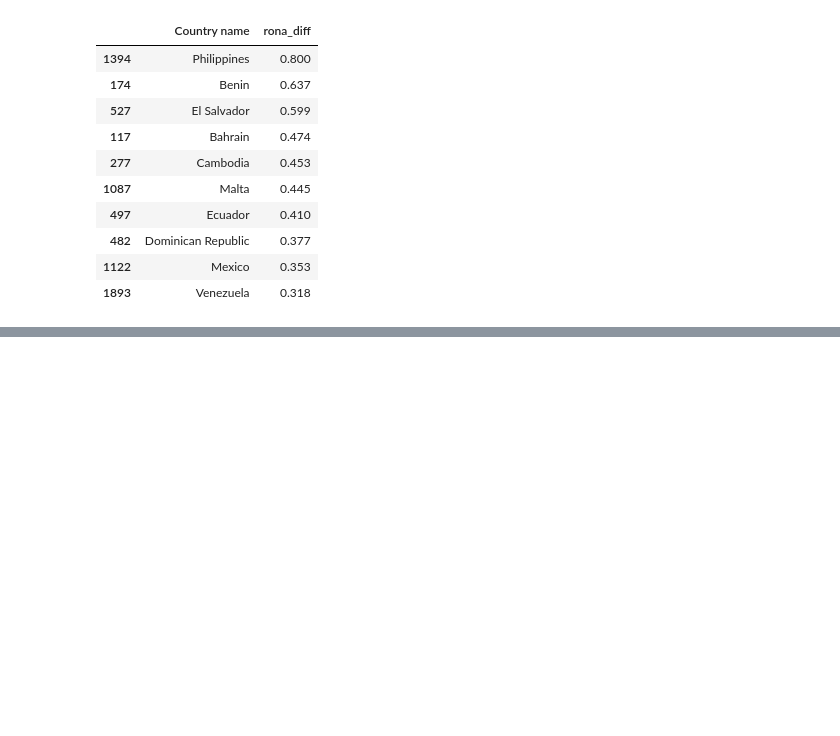
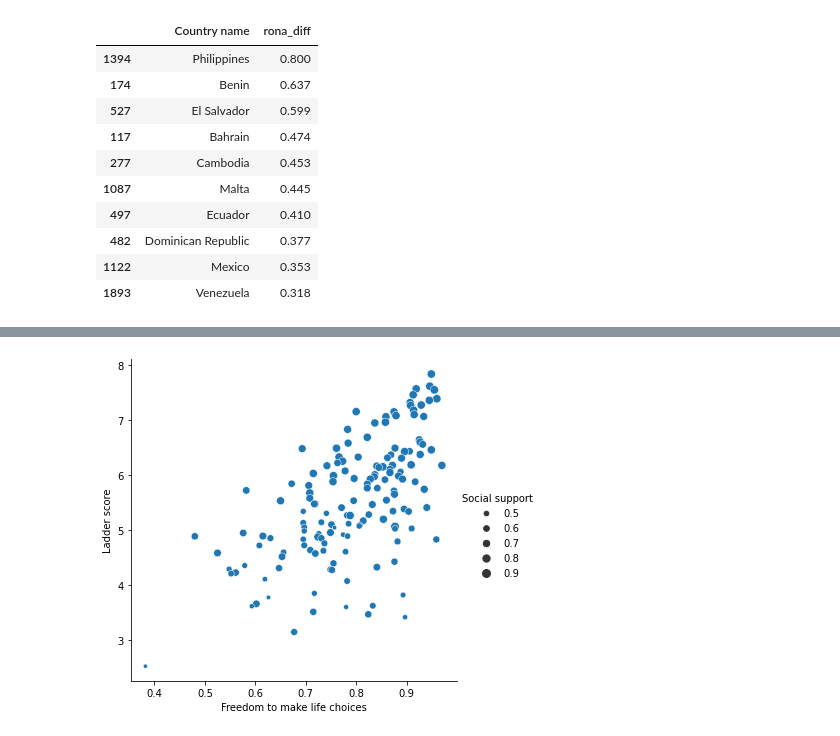
Before and after one commit to Jacksonwolf15/World-Happiness-DS, a Jupyter notebook: WHiX.ipynb, the cells around one changed output, grey strips where cells are left out. Cells and saved outputs as stored; diff of their text form; code cells hidden in the pictures; blank space fills up the shorter version.

```diff
--- a/WHiX.ipynb
+++ b/WHiX.ipynb
@@ -176,0 +188,4 @@ px.scatter(rona_differ, y='rona_diff', x='total_deaths', color='deaths per case'
+# %%
+fg = sns.relplot(x="Freedom to make life choices", y="Ladder score", data=wh2021, kind="scatter", size="Social support")
+# %% [output]
+[figure, added]
```
Also changed, not shown: parts of 15 cells of this notebook.
